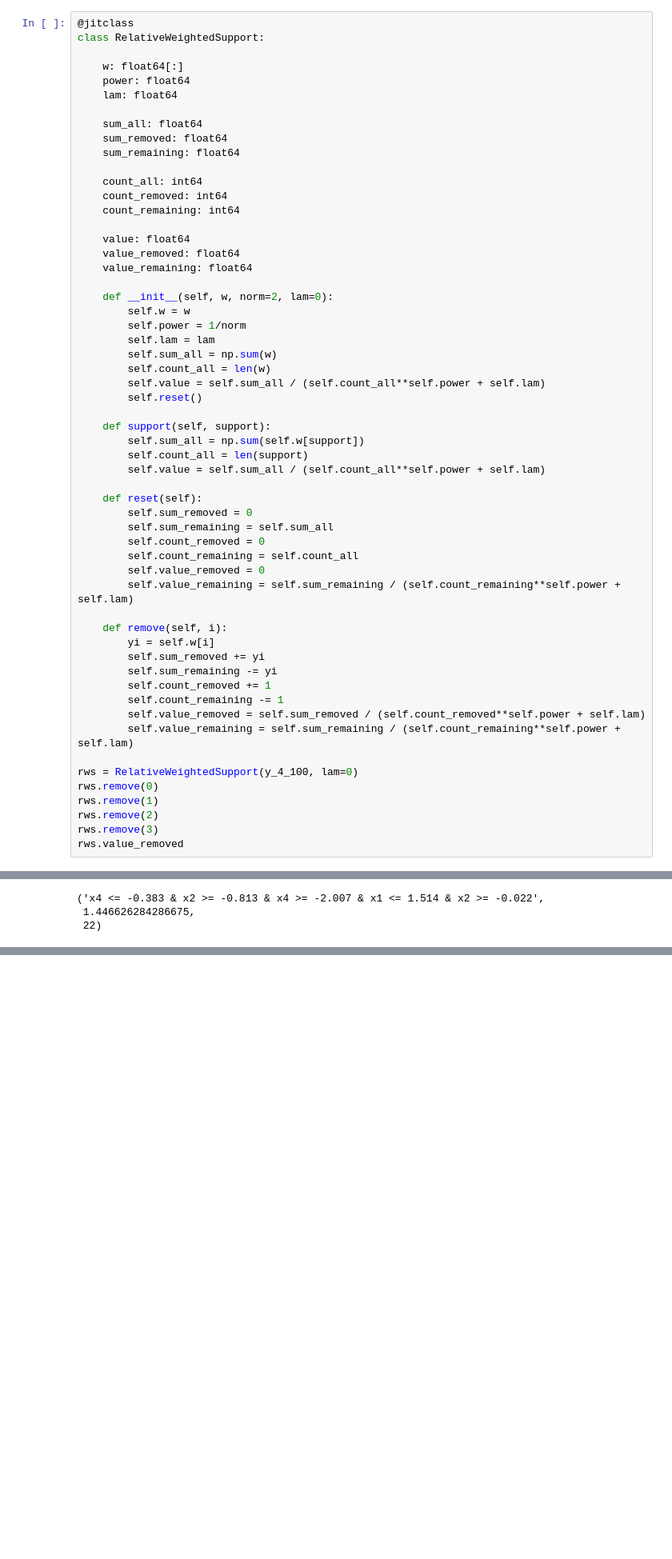
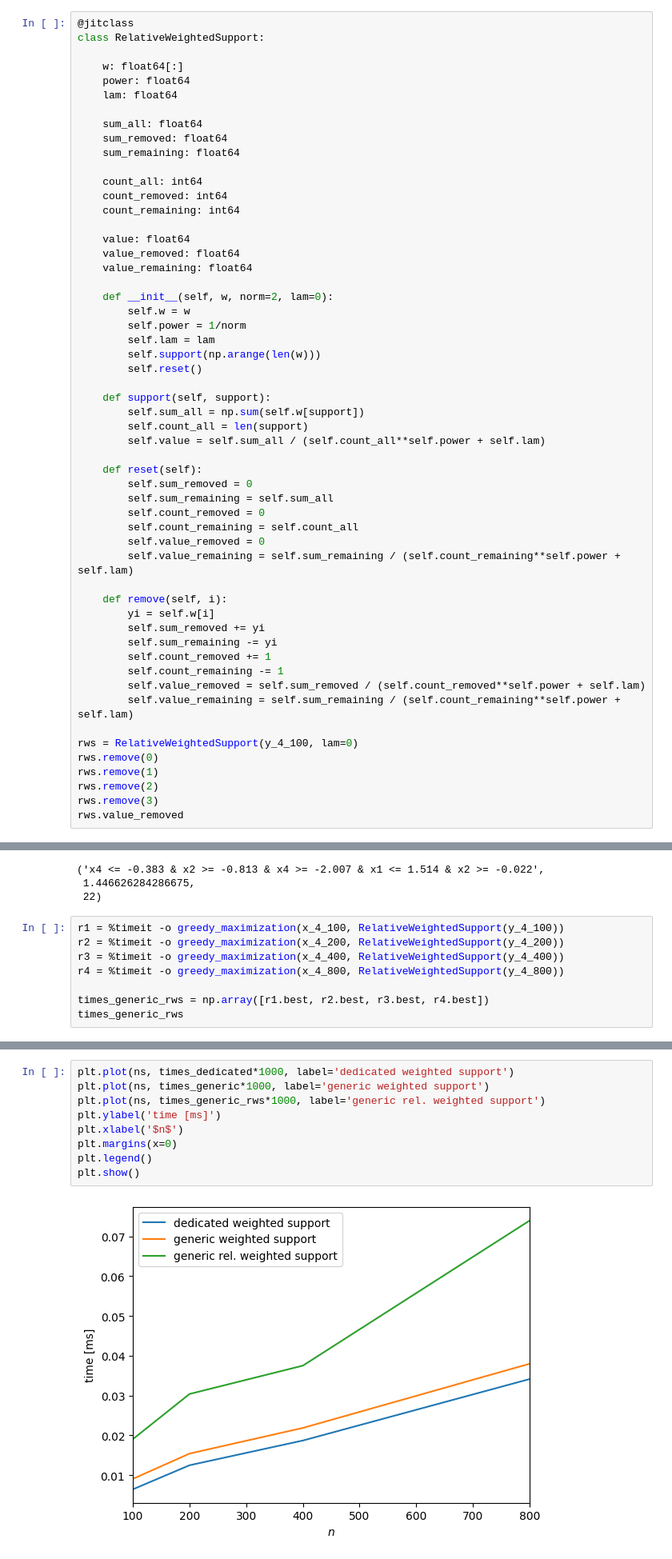
Before and after one commit to marioboley/optikon, a Jupyter notebook: spikes/generic_greedy.ipynb, the cells around one changed output, grey strips where cells are left out. Shown at 80% size. Cells and saved outputs as stored; diff of their text form; blank space fills up the shorter version.

```diff
--- a/spikes/generic_greedy.ipynb
+++ b/spikes/generic_greedy.ipynb
@@ -321,9 +323,7 @@ class RelativeWeightedSupport:
         self.w = w
         self.power = 1/norm
         self.lam = lam
-        self.sum_all = np.sum(w)
-        self.count_all = len(w)
-        self.value = self.sum_all / (self.count_all**self.power + self.lam)
+        self.support(np.arange(len(w)))
         self.reset()
 
     def support(self, support):
@@ -363,3 +363,11 @@ res.as_conj_str(), val, len(res.support_all(x_4_100))
 ('x4 <= -0.383 & x2 >= -0.813 & x4 >= -2.007 & x1 <= 1.514 & x2 >= -0.022',
  1.446626284286675,
  22)
+# %%
+r1 = %timeit -o greedy_maximization(x_4_100, RelativeWeightedSupport(y_4_100))
+r2 = %timeit -o greedy_maximization(x_4_200, RelativeWeightedSupport(y_4_200))
+r3 = %timeit -o greedy_maximization(x_4_400, RelativeWeightedSupport(y_4_400))
+r4 = %timeit -o greedy_maximization(x_4_800, RelativeWeightedSupport(y_4_800))
+
+times_generic_rws = np.array([r1.best, r2.best, r3.best, r4.best])
+times_generic_rws
@@ -366,3 +380,14 @@ res.as_conj_str(), val, len(res.support_all(x_4_100))
+# %%
+plt.plot(ns, times_dedicated*1000, label='dedicated weighted support')
+plt.plot(ns, times_generic*1000, label='generic weighted support')
+plt.plot(ns, times_generic_rws*1000, label='generic rel. weighted support')
+plt.ylabel('time [ms]')
+plt.xlabel('$n$')
+plt.margins(x=0)
+plt.legend()
+plt.show()
+# %% [output]
+[figure, added]
 # %% [markdown]
 ## Normalised Weighted Support
 
```
Also changed, not shown: parts of 10 cells of this notebook.
